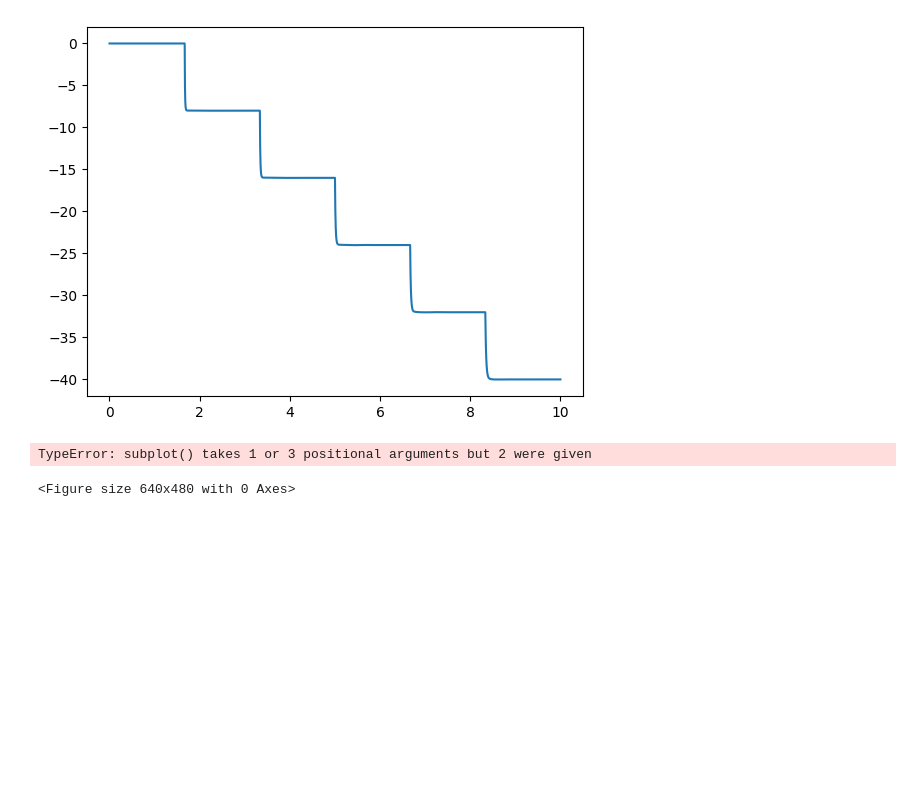
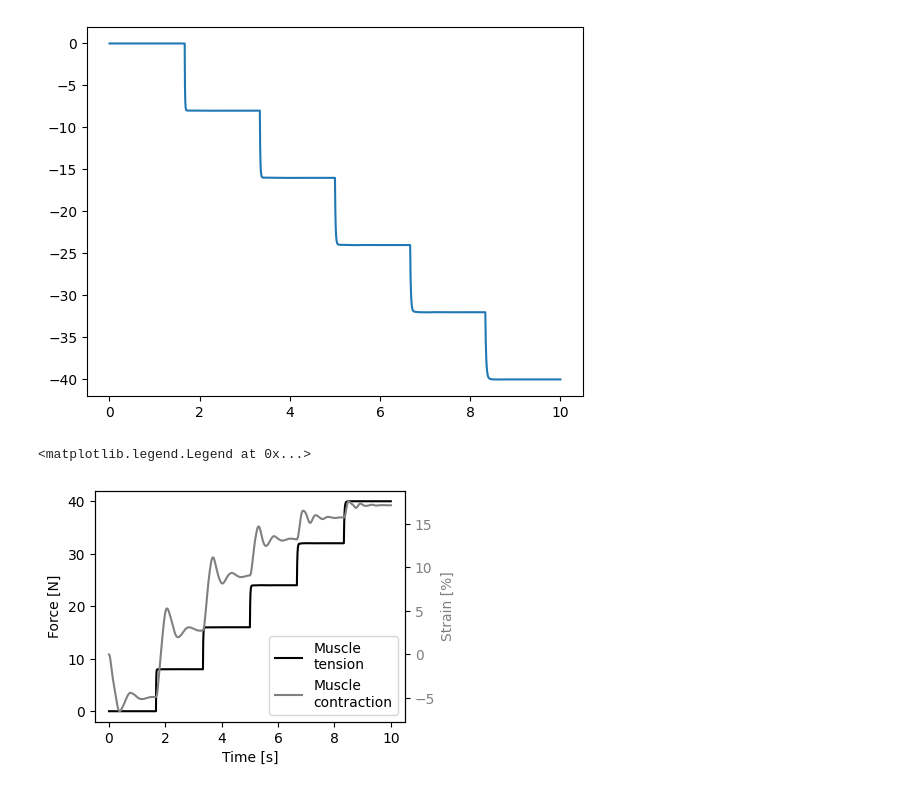
Before and after one commit to martantoine/QuadSegrity, a Jupyter notebook: leg.ipynb, the cells around one changed output. Saved outputs shown, nothing was run; the diff lists cells and outputs as text; code cells hidden in the pictures; blank space fills up the shorter version.

Commit message:
leg force

```diff
--- a/leg.ipynb
+++ b/leg.ipynb
@@ -109,19 +109,22 @@ plt.plot(timevals, force)
 [<matplotlib.lines.Line2D at 0x...>]
 [figure]
 # %%
-fig, ax0 = plt.subplots(1, 2, figsize=(4,3))
+fig, ax0 = plt.subplots(figsize=(4,3))
 
-color = 'back'
-fp = ax0.plot(timevals, force)#, label='Muscle\ntension', color=color)
-#ax0.tick_params(axis='y', labelcolor=color)
-#ax0.set_xlabel('Time [s]')
-#ax0.set_ylabel('Force [N]', color=color)
-#
-#ax1 = ax0.twinx()
-#color = 'grey'
-#cp = ax1.plot(timevals, -np.array(contraction), label='Muscle\contraction', color=color)
-#ax1.set_ylabel('Strain [%]', color=color)
-#ax1.tick_params(axis='y', labelcolor=color)
+color = 'black'
+fp = ax0.plot(timevals, -np.array(force), label='Muscle\ntension', color=color)
+ax0.tick_params(axis='y', labelcolor=color)
+ax0.set_xlabel('Time [s]')
+ax0.set_ylabel('Force [N]', color=color)
+
+ax1 = ax0.twinx()
+color = 'grey'
+cp = ax1.plot(timevals, -np.array(contraction), label='Muscle\ncontraction', color=color)
+ax1.set_ylabel('Strain [%]', color=color)
+ax1.tick_params(axis='y', labelcolor=color)
+
+plt.legend(fp+cp, [f.get_label() for f in fp+cp], loc='lower right')
+plt.savefig('force_contraction.eps', format='eps')
 # %% [output]
-TypeError: subplot() takes 1 or 3 positional arguments but 2 were given
+<matplotlib.legend.Legend at 0x...>
-<Figure size 640x480 with 0 Axes>
+[figure, added]
```
Also changed, not shown: 1 other file.
